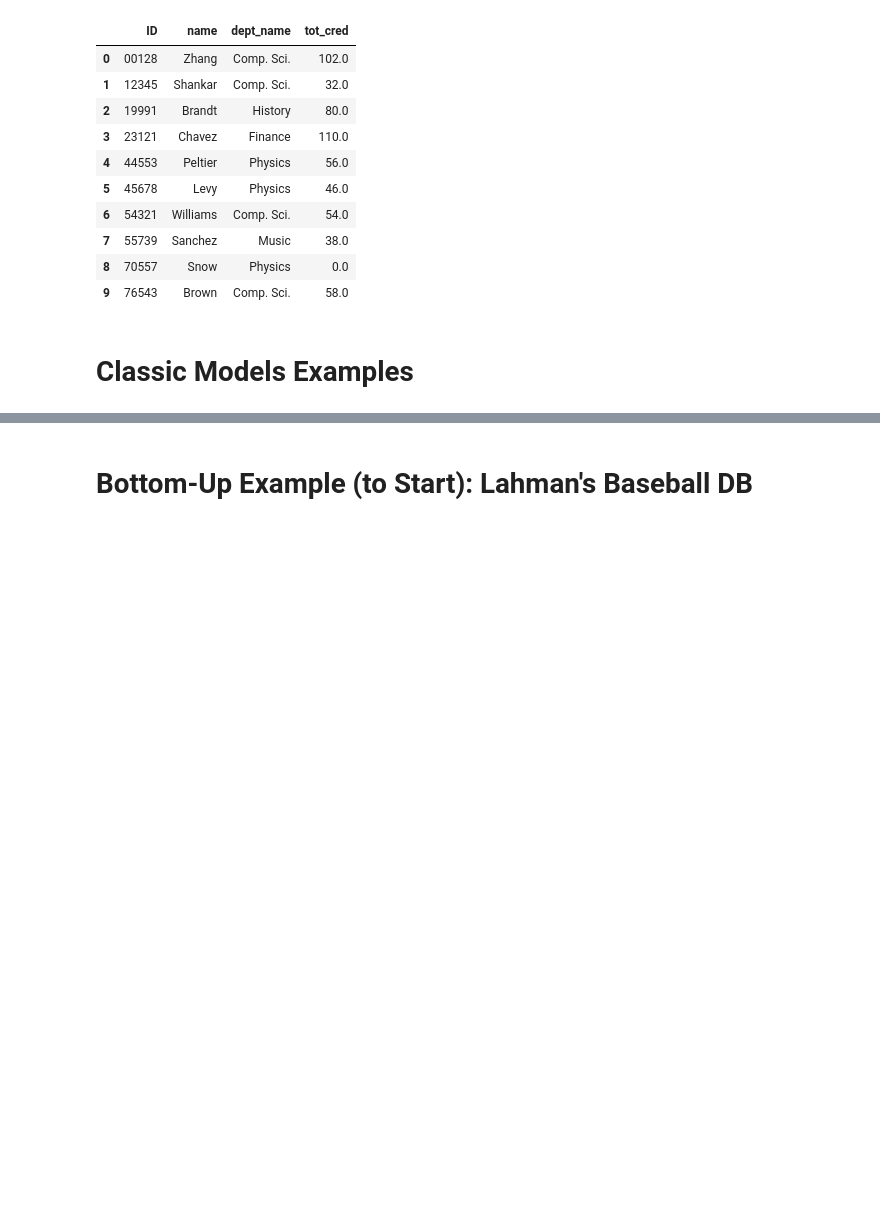
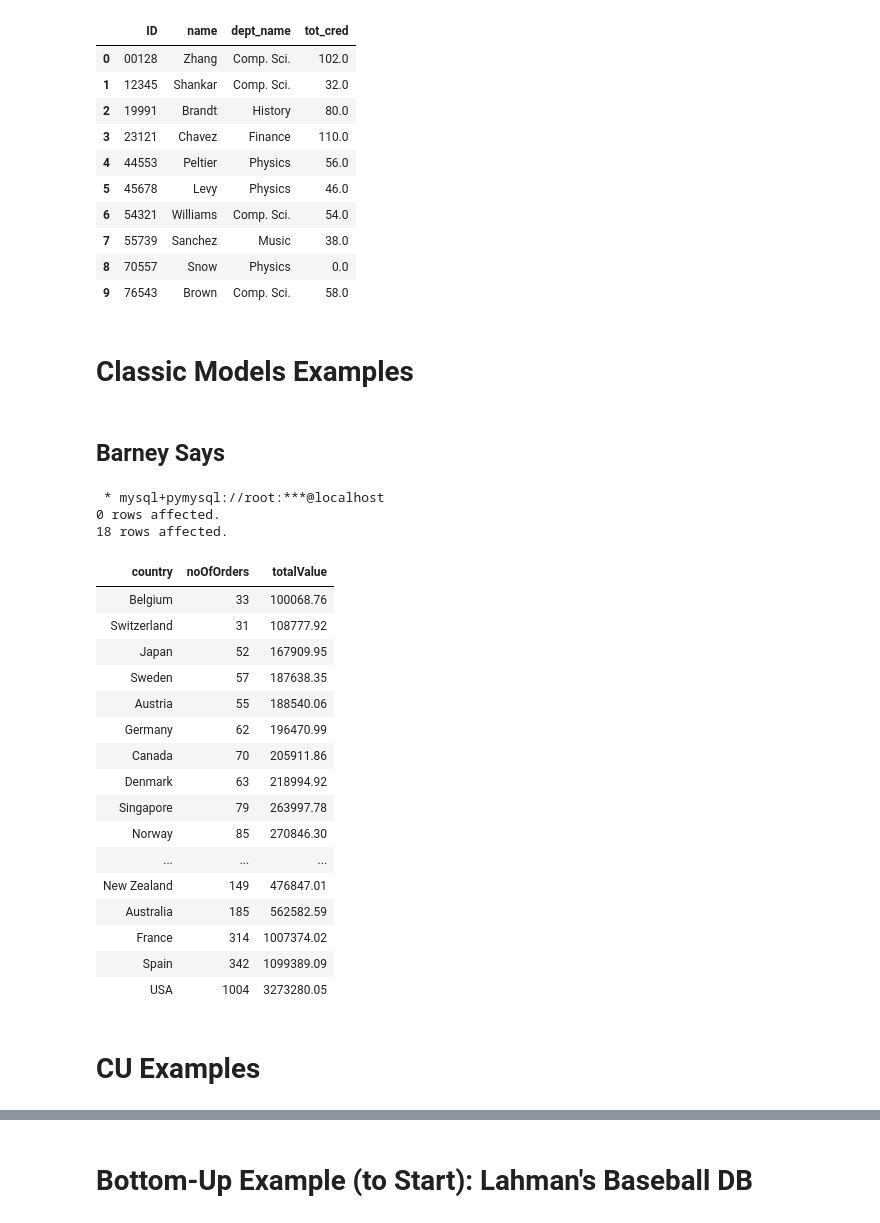
Before and after one commit to donald-f-ferguson/Intro-to-Databases-F23, a Jupyter notebook: Lectures/Lecture_3_ER_Relational_SQL_2/Lecture_3_Examples.ipynb, the cells around one changed output, grey strips where cells are left out. Saved outputs shown, nothing was run; the diff lists cells and outputs as text; code cells hidden in the pictures; blank space fills up the shorter version.

```diff
--- a/Lectures/Lecture_3_ER_Relational_SQL_2/Lecture_3_Examples.ipynb
+++ b/Lectures/Lecture_3_ER_Relational_SQL_2/Lecture_3_Examples.ipynb
@@ -171,3 +173,53 @@ df
 | 9 | 76543 | Brown | Comp. Sci. | 58.0 |
 # %% [markdown]
 # Classic Models Examples
+# %% [markdown]
+## Barney Says
+# %%
+%%sql
+
+use classicmodels;
+
+with one as (select *
+             from customers
+                      join orders using (customerNumber)),
+     two as (select *
+             from one
+                      join orderdetails using (orderNumber)),
+     three as (select customerNumber,
+                      customerName,
+                      orderNumber,
+                      orderLineNumber,
+                      priceEach * quantityOrdered as lineValue,
+                      country
+               from two)
+select country,
+       count(*)       as noOfOrders,
+       sum(lineValue) as totalValue
+from three
+group by country
+having totalValue >= 100000
+order by totalValue;
+# %% [output]
+ * mysql+pymysql://root:***@localhost
+0 rows affected.
+18 rows affected.
+| country | noOfOrders | totalValue |
+| Belgium | 33 | 100068.76 |
+| Switzerland | 31 | 108777.92 |
+| Japan | 52 | 167909.95 |
+| Sweden | 57 | 187638.35 |
+| Austria | 55 | 188540.06 |
+| Germany | 62 | 196470.99 |
+| Canada | 70 | 205911.86 |
+| Denmark | 63 | 218994.92 |
+| Singapore | 79 | 263997.78 |
+| Norway | 85 | 270846.30 |
+| ... | ... | ... |
+| New Zealand | 149 | 476847.01 |
+| Australia | 185 | 562582.59 |
+| France | 314 | 1007374.02 |
+| Spain | 342 | 1099389.09 |
+| USA | 1004 | 3273280.05 |
+# %% [markdown]
+# CU Examples
```
Also changed, not shown: parts of 2 cells of this notebook, 5 other files.
